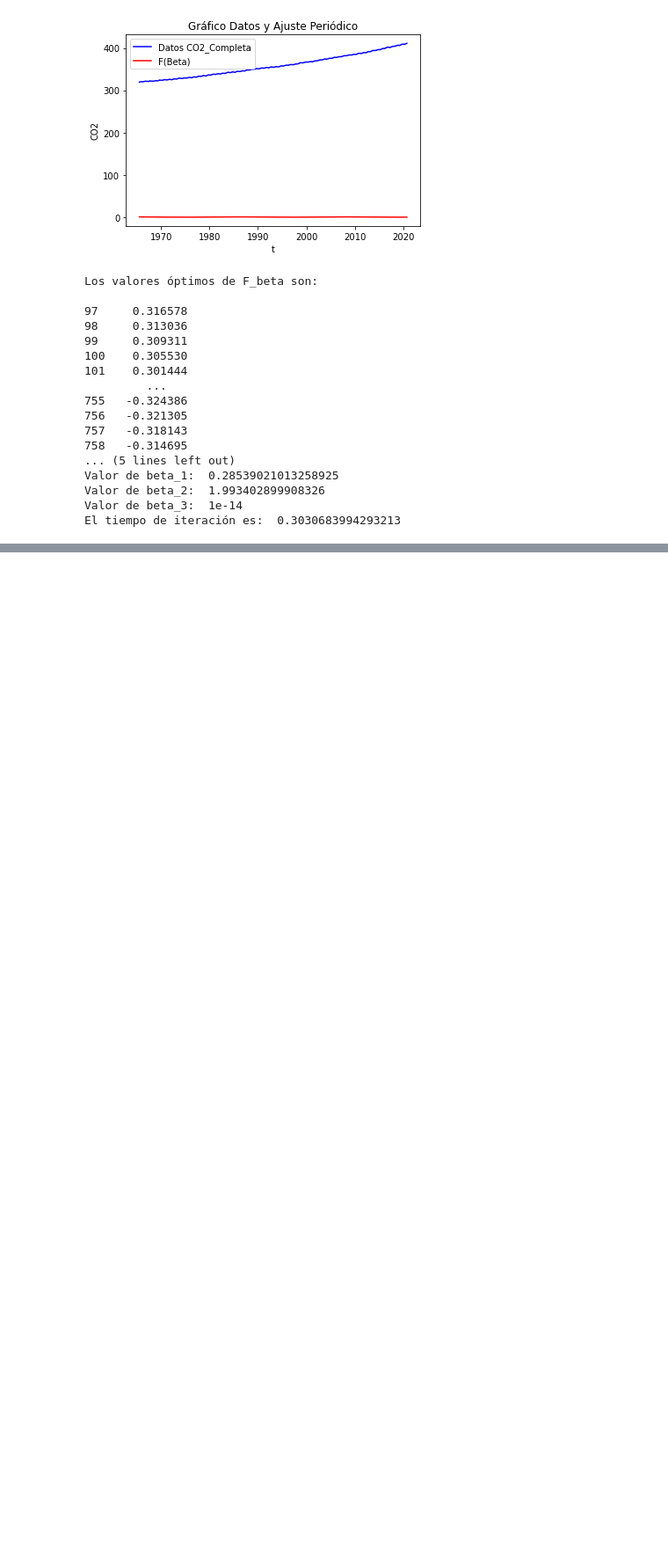
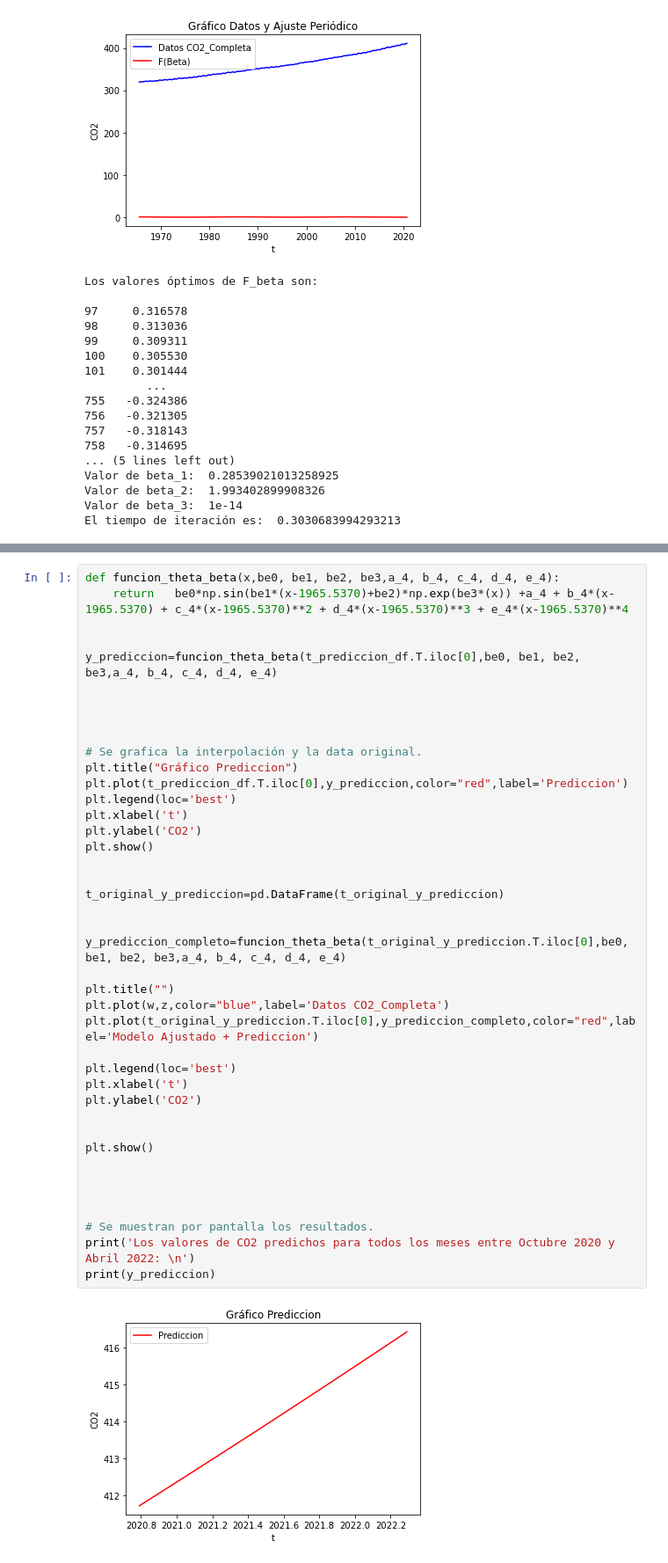
Before and after one commit to creyesmiro/Grupo3, a Jupyter notebook: Control_de_versiones.ipynb, the cells around one changed output, grey strips where cells are left out. Shown: that part at 88% size. Cells and saved outputs as stored; diff of their text form; blank space fills up the shorter version.

```diff
--- a/Control_de_versiones.ipynb
+++ b/Control_de_versiones.ipynb
@@ -843,0 +941,43 @@ El tiempo de iteración es:  0.3030683994293213
+# %%
+def funcion_theta_beta(x,be0, be1, be2, be3,a_4, b_4, c_4, d_4, e_4):
+    return   be0*np.sin(be1*(x-1965.5370)+be2)*np.exp(be3*(x)) +a_4 + b_4*(x-1965.5370) + c_4*(x-1965.5370)**2 + d_4*(x-1965.5370)**3 + e_4*(x-1965.5370)**4
+
+
+y_prediccion=funcion_theta_beta(t_prediccion_df.T.iloc[0],be0, be1, be2, be3,a_4, b_4, c_4, d_4, e_4)
+
+
+
+
+# Se grafica la interpolación y la data original.
+plt.title("Gráfico Prediccion")
+plt.plot(t_prediccion_df.T.iloc[0],y_prediccion,color="red",label='Prediccion')
+plt.legend(loc='best')
+plt.xlabel('t')
+plt.ylabel('CO2')
+plt.show()
+
+
+t_original_y_prediccion=pd.DataFrame(t_original_y_prediccion)
+
+
+y_prediccion_completo=funcion_theta_beta(t_original_y_prediccion.T.iloc[0],be0, be1, be2, be3,a_4, b_4, c_4, d_4, e_4)
+
+plt.title("")
+plt.plot(w,z,color="blue",label='Datos CO2_Completa')
+plt.plot(t_original_y_prediccion.T.iloc[0],y_prediccion_completo,color="red",label='Modelo Ajustado + Prediccion')
+
+plt.legend(loc='best')
+plt.xlabel('t')
+plt.ylabel('CO2')
+
+
+plt.show()
+
+
+
+
+# Se muestran por pantalla los resultados.
+print('Los valores de CO2 predichos para todos los meses entre Octubre 2020 y Abril 2022: \n')
+print(y_prediccion)
+# %% [output]
+[figure, added]
```
Also changed, not shown: parts of 7 cells of this notebook.
